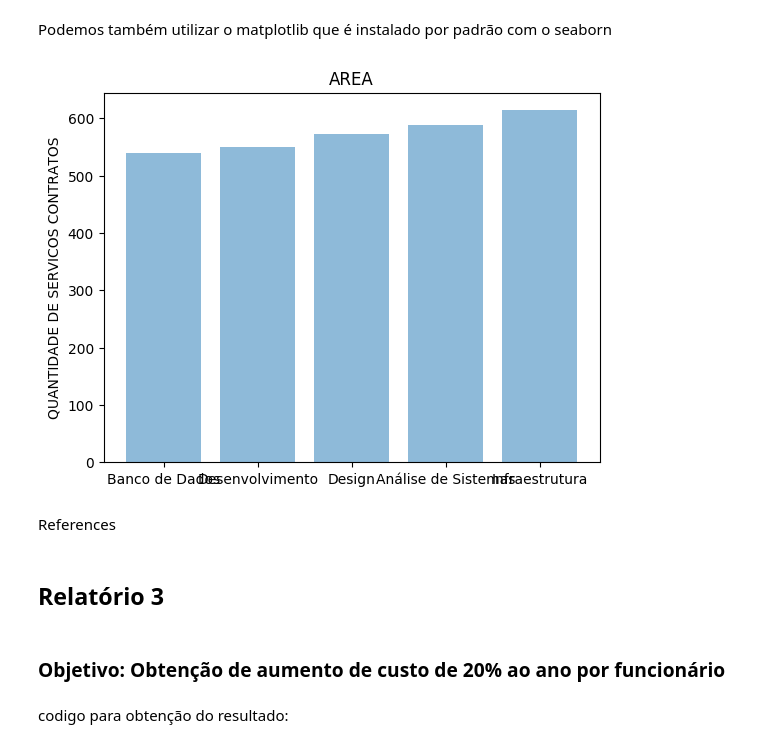
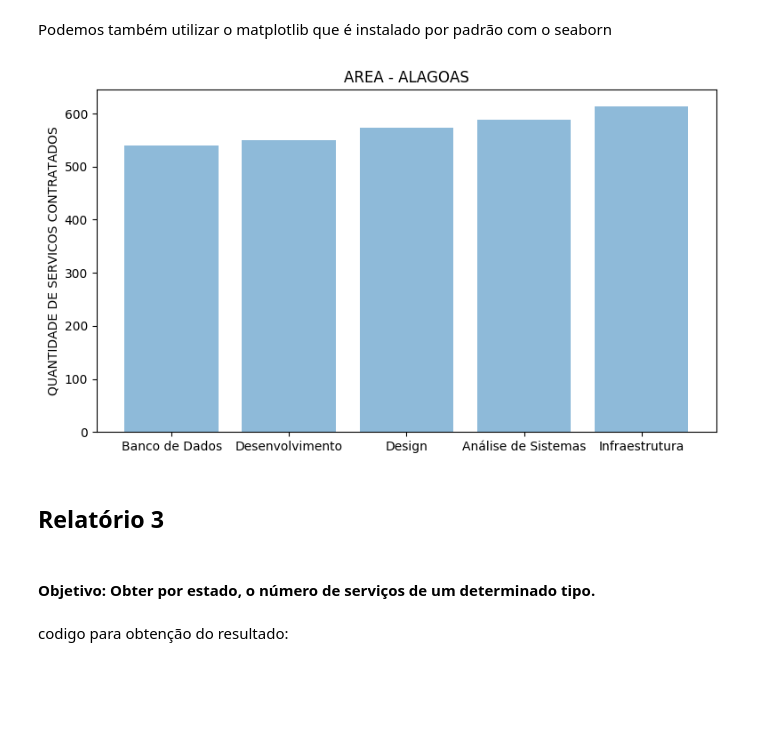
Before and after one commit to duraes-antonio/resolveae_bd2, a Jupyter notebook: RELATORIOS/relatorios.ipynb, the cells around one changed output. Drawn from its saved outputs; the diff is of its cells as text; code cells hidden in the pictures; blank space fills up the shorter version.

```diff
--- a/RELATORIOS/relatorios.ipynb
+++ b/RELATORIOS/relatorios.ipynb
@@ -32,7 +33,7 @@ import psycopg2
 # %% [markdown]
 ### Usando psycopg2 para configurar conexão
 # %%
-conn = psycopg2.connect(host="localhost",database="resolve_ae", user="postgres", password="postgres", port= 5433)
+conn = psycopg2.connect(host="localhost",database="resolve_ae", user="postgres", password="postgres", port= 5432)
 # %% [markdown]
 ## Obtendo dados do database com Pandas
 # %% [markdown]
@@ -84,23 +89,26 @@ plt.show()
 # %% [markdown]
 codigo para obtenção do resultado:
 # %%
-result = pd.read_sql_query("""
-SELECT TS.nome, COUNT(DISTINCT S.id) AS "NUMERO_CONTRATOS" FROM usuario AS U
-INNER JOIN avaliacao AS A ON A.fk_usuario = U.id
-INNER JOIN servico AS S ON S.id = A.fk_servico
-INNER JOIN servico_subtipo_servico AS SSS ON SSS.fk_servico = S.id
-INNER JOIN subtipo_servico AS SB ON SB.id = SSS.fk_subtipo_servico
-INNER JOIN tipo_servico as TS ON TS.id = SB.fk_tipo_servico
-INNER JOIN endereco AS E ON E.fk_usuario = U.id
-INNER JOIN bairro AS B ON B.id = E.fk_bairro
-INNER JOIN cidade AS C ON C.id = B.fk_cidade
-INNER JOIN estado AS UF ON UF.id = C.fk_estado
-WHERE UF.id = 2
-GROUP BY TS.nome
-ORDER BY "NUMERO_CONTRATOS"
+result = pd.read_sql_query(
+    """
+        SELECT
+            TS.nome,
+            COUNT(DISTINCT S.id) AS "NUMERO_CONTRATOS"
 
-
-                            """,conn)
+        FROM usuario AS U
+            INNER JOIN avaliacao AS A ON A.fk_usuario = U.id
+            INNER JOIN servico AS S ON S.id = A.fk_servico
+            INNER JOIN servico_subtipo_servico AS SSS ON SSS.fk_servico = S.id
+            INNER JOIN subtipo_servico AS SB ON SB.id = SSS.fk_subtipo_servico
+            INNER JOIN tipo_servico as TS ON TS.id = SB.fk_tipo_servico
+            INNER JOIN endereco AS E ON E.fk_usuario = U.id
+            INNER JOIN bairro AS B ON B.id = E.fk_bairro
+            INNER JOIN cidade AS C ON C.id = B.fk_cidade
+            INNER JOIN estado AS UF ON UF.id = C.fk_estado
+        WHERE UF.id = 2
+        GROUP BY TS.nome
+        ORDER BY "NUMERO_CONTRATOS"
+    """,conn)
 # %%
 result
 # %% [output]
@@ -128,26 +136,25 @@ Podemos também utilizar o matplotlib que é instalado por padrão com o seaborn
 # %%
 import matplotlib.pyplot as plt; plt.rcdefaults()
 import numpy as np
 import matplotlib.pyplot as plt
 
 objects = tuple(df.nome)
 y_pos = np.arange(len(objects))
 performance = list(df.NUMERO_CONTRATOS)
 
+plt.rcParams['figure.figsize'] = [9, 5]
 plt.bar(y_pos, performance, align='center', alpha=0.5)
 plt.xticks(y_pos, objects)
-plt.ylabel('QUANTIDADE DE SERVICOS CONTRATOS')
+plt.ylabel('QUANTIDADE DE SERVICOS CONTRATADOS')
 plt.title('AREA - ALAGOAS')
 
 plt.show()
 # %% [output]
-[figure, old version]
+[figure, new version]
-# %% [markdown]
-References
 # %% [markdown]
 ## Relatório 3
-# %% [markdown]
-### Objetivo: Obtenção de aumento de custo de 20% ao ano por funcionário
+# %% [markdown]
+#### Objetivo: Obter por estado, o número de serviços de um determinado tipo.
 # %% [markdown]
 codigo para obtenção do resultado:
 # %%
```
Also changed, not shown: parts of 17 cells of this notebook.
